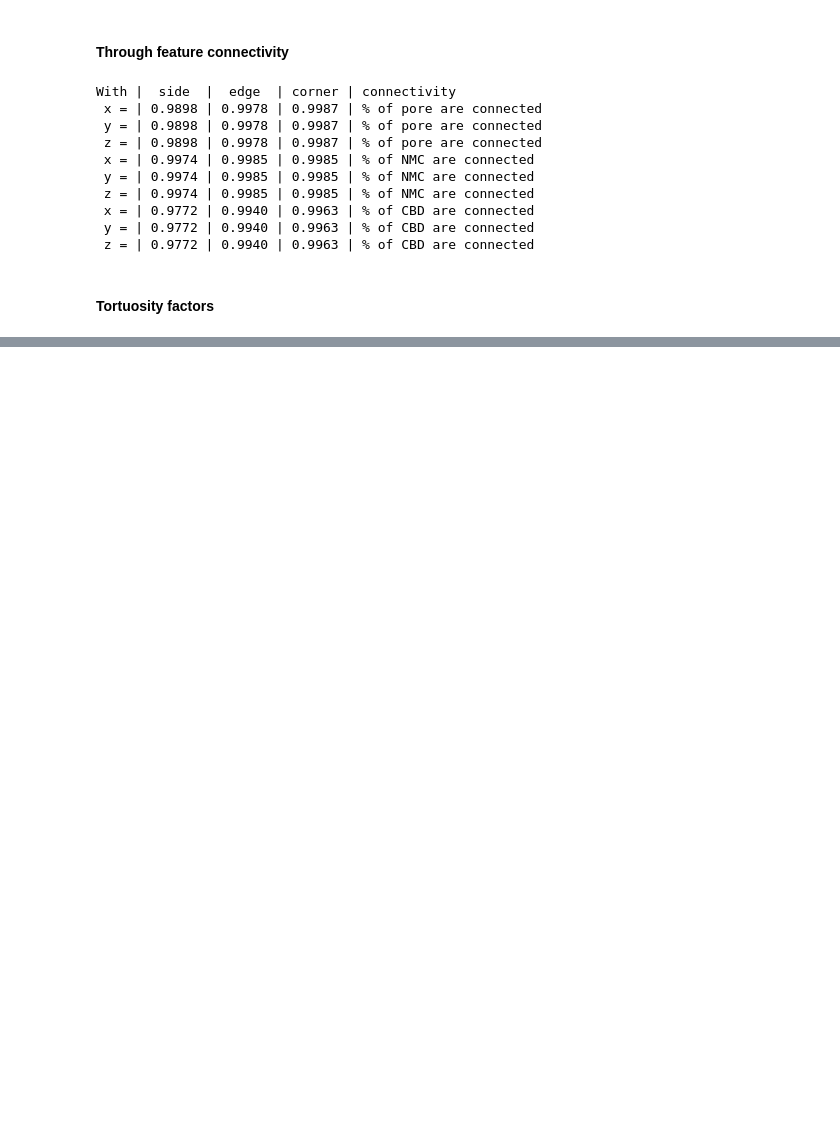
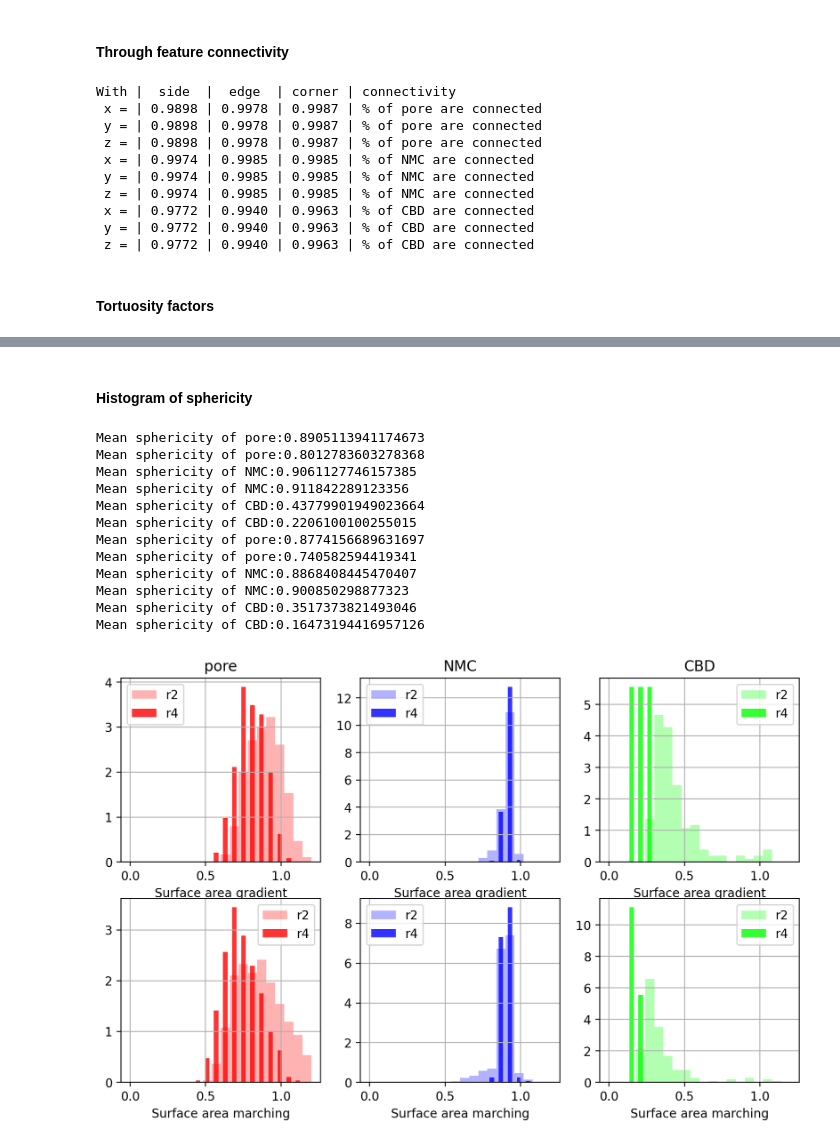
Before and after one commit to daubners/micro-characterization, a Jupyter notebook: 03-battery-microstructures.ipynb, the cells around one changed output, grey strips where cells are left out. Saved outputs shown, nothing was run; the diff lists cells and outputs as text; code cells hidden in the pictures; blank space fills up the shorter version.

```diff
--- a/03-battery-microstructures.ipynb
+++ b/03-battery-microstructures.ipynb
@@ -186,0 +307,43 @@ Tortuosity factor of CBD in z: 15.18827 (15.54237).
+# %% [markdown]
+#### Histogram of sphericity
+# %%
+fig, ((ax0, ax1, ax2), (ax3, ax4, ax5)) = plt.subplots(nrows=2, ncols=3, figsize=(10, 6), dpi=200)
+axes = [ax0, ax1, ax2, ax3, ax4, ax5]
+range = 1.2
+i = 0
+for key, value in labels.items():
+    axes[i].hist((4*np.pi*radii_r2[key]**2)/(surf_gradient_r2[key]*box_volume), bins=20, density=True, range=(0,range), alpha=0.3, label='r2', color=colors[i])
+    axes[i].hist((4*np.pi*radii_r4[key]**2)/(surf_gradient_r4[key]*box_volume), bins=20, rwidth=0.5, density=True, range=(0,range), alpha=0.8, label='r4', color=colors[i])
+    axes[i].set_title(key)
+    axes[i].set_xlabel('Surface area gradient')
+    axes[i].legend()
+    axes[i].grid()
+    print('Mean sphericity of '+key+f':{np.mean((4*np.pi*radii_r2[key]**2)/(surf_gradient_r2[key]*box_volume))}')
+    print('Mean sphericity of '+key+f':{np.mean((4*np.pi*radii_r4[key]**2)/(surf_gradient_r4[key]*box_volume))}')
+    i = i + 1
+
+for key, value in labels.items():
+    axes[i].hist((4*np.pi*radii_r2[key]**2)/(surf_marching_r2[key]*box_volume), bins=20, density=True, range=(0,range), alpha=0.3, label='r2', color=colors[i])
+    axes[i].hist((4*np.pi*radii_r4[key]**2)/(surf_marching_r4[key]*box_volume), bins=20, rwidth=0.5, density=True, range=(0,range), alpha=0.8, label='r4', color=colors[i])
+    axes[i].set_xlabel('Surface area marching')
+    axes[i].legend()
+    axes[i].grid()
+    print('Mean sphericity of '+key+f':{np.mean((4*np.pi*radii_r2[key]**2)/(surf_marching_r2[key]*box_volume))}')
+    print('Mean sphericity of '+key+f':{np.mean((4*np.pi*radii_r4[key]**2)/(surf_marching_r4[key]*box_volume))}')
+    i = i + 1
+
+plt.show()
+# %% [output]
+Mean sphericity of pore:0.8905113941174673
+Mean sphericity of pore:0.8012783603278368
+Mean sphericity of NMC:0.9061127746157385
+Mean sphericity of NMC:0.911842289123356
+Mean sphericity of CBD:0.43779901949023664
+Mean sphericity of CBD:0.2206100100255015
+Mean sphericity of pore:0.8774156689631697
+Mean sphericity of pore:0.740582594419341
+Mean sphericity of NMC:0.8868408445470407
+Mean sphericity of NMC:0.900850298877323
+Mean sphericity of CBD:0.3517373821493046
+Mean sphericity of CBD:0.16473194416957126
+[figure, added]
```
Also changed, not shown: parts of 16 cells of this notebook, 8 other files.
